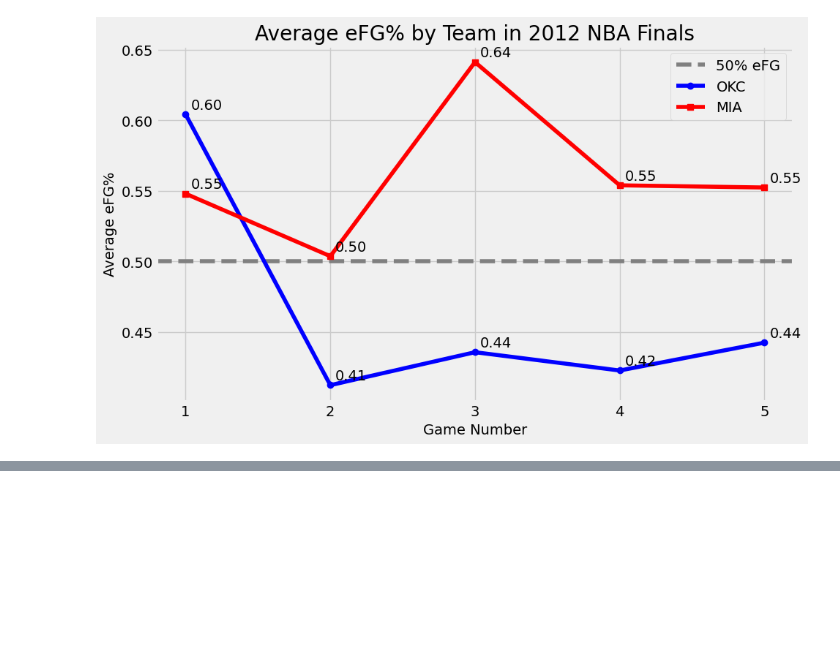
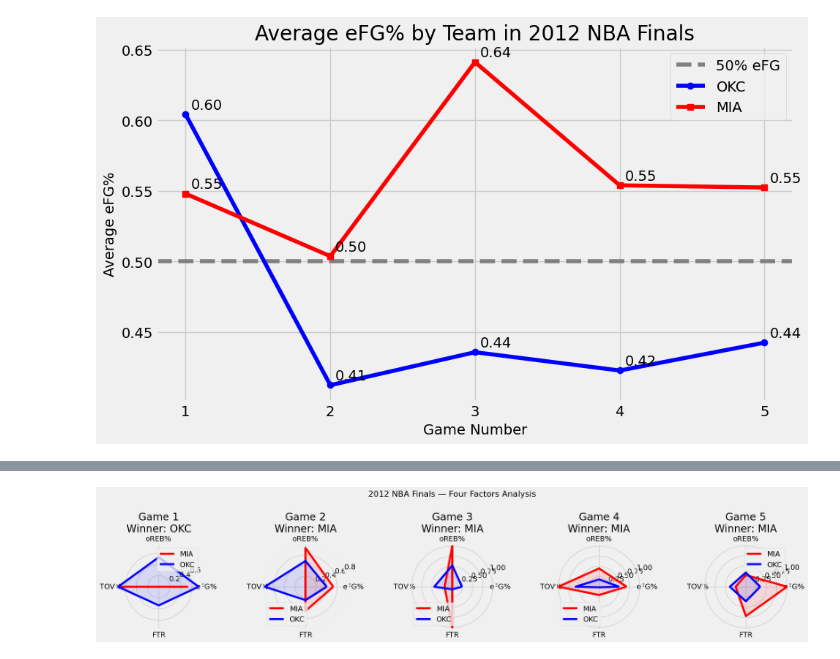
Before and after one commit to yemiajibola23/nba_2012_finals, a Jupyter notebook: notebooks/2012_nba_finals_analysis.ipynb, the cells around one changed output, grey strips where cells are left out. Cells and saved outputs as stored; diff of their text form; code cells hidden in the pictures; blank space fills up the shorter version.

```diff
--- a/notebooks/2012_nba_finals_analysis.ipynb
+++ b/notebooks/2012_nba_finals_analysis.ipynb
@@ -377,0 +378,3 @@ plt.savefig('../data/avg_efg.png')
+# %%
+four_factors_df = all_games_df.groupby(['teamTricode', 'GAME_NUMBER'])[['fieldGoalsMade', 'fieldGoalsAttempted', 'threePointersMade', 'freeThrowsMade', 'freeThrowsAttempted', 'reboundsOffensive', 'reboundsDefensive', 'turnovers']].sum().reset_index()
+print(four_factors_df)
@@ -377,0 +399,4 @@ plt.savefig('../data/avg_efg.png')
+# %%
+four_factors_merged = four_factors_df.merge(four_factors_df, on='GAME_NUMBER')
+four_factors_merged = four_factors_merged[four_factors_merged['teamTricode_x'] != four_factors_merged['teamTricode_y']]
+print(four_factors_merged[['teamTricode_x', 'teamTricode_y', 'GAME_NUMBER', 'reboundsOffensive_x', 'reboundsDefensive_y']])
@@ -377,0 +460,7 @@ plt.savefig('../data/avg_efg.png')
+# %%
+four_factors_merged['eFG%_norm'] = (four_factors_merged['eFG%'] - four_factors_merged['eFG%'].min()) / (four_factors_merged['eFG%'].max() - four_factors_merged['eFG%'].min())
+four_factors_merged['oREB%_norm'] = (four_factors_merged['oREB%'] - four_factors_merged['oREB%'].min()) / (four_factors_merged['oREB%'].max() - four_factors_merged['oREB%'].min())
+four_factors_merged['TOV%_norm'] = 1 - (four_factors_merged['TOV%'] - four_factors_merged['TOV%'].min()) / (four_factors_merged['TOV%'].max() - four_factors_merged['TOV%'].min())
+four_factors_merged['ftR_norm'] = (four_factors_merged['ftR'] - four_factors_merged['ftR'].min()) / (four_factors_merged['ftR'].max() - four_factors_merged['ftR'].min())
+
+print(four_factors_merged[['GAME_NUMBER', 'teamTricode_x', 'eFG%_norm', 'oREB%_norm', 'TOV%_norm', 'ftR_norm', 'WL']].sort_values(by='GAME_NUMBER'))
@@ -377,0 +479,45 @@ plt.savefig('../data/avg_efg.png')
+# %%
+import numpy as np
+import matplotlib.pyplot as plt
+
+factors = ['eFG%_norm', 'oREB%_norm', 'TOV%_norm', 'ftR_norm']
+factor_labels = ['eFG%', 'oREB%', 'TOV%', 'FTR']
+num_factors = len(factors)
+
+# Compute angle for each factor
+angles = np.linspace(0, 2 * np.pi, num_factors, endpoint=False).tolist()
+angles += angles[:1]  # close the polygon
+
+fig, axes = plt.subplots(1, 5, figsize=(20, 4), subplot_kw=dict(polar=True))
+fig.suptitle('2012 NBA Finals — Four Factors Analysis', fontsize=16, y=1.02)
+
+for i, game_num in enumerate([1, 2, 3, 4, 5]):
+    ax = axes[i]
+    game_data = four_factors_merged[four_factors_merged['GAME_NUMBER'] == game_num]
+    # print(game_data)
+    mia_team_data = game_data[game_data['teamTricode_x'] == 'MIA'][factors]
+    mia_values = mia_team_data.values.flatten().tolist()
+    mia_values += mia_values[:1]
+
+    okc_team_data = game_data[game_data['teamTricode_x'] == 'OKC'][factors]
+    okc_values = okc_team_data.values.flatten().tolist()
+    okc_values += okc_values[:1]
+
+    # print("Miami values,", mia_values)
+    # print("OKC values,", okc_values)
+
+    ax.plot(angles, mia_values, color='red', label='MIA')
+    ax.fill(angles, mia_values, color='red', alpha=0.1)
+
+    ax.plot(angles, okc_values, color='blue', label='OKC')
+    ax.fill(angles, okc_values, color='blue', alpha=0.1)
+
+    ax.set_xticks(angles[:-1])
+    ax.set_xticklabels(factor_labels)
+    ax.set_title(f'Game {game_num}\nWinner: {"OKC" if game_num == 1 else "MIA"}')
+    ax.legend()
+
+plt.tight_layout()
+plt.savefig('../data/four_factors_radar.png', dpi=150, bbox_inches='tight')
+# %% [output]
+[figure, added]
```
Also changed, not shown: parts of 10 cells of this notebook, 1 other file.
